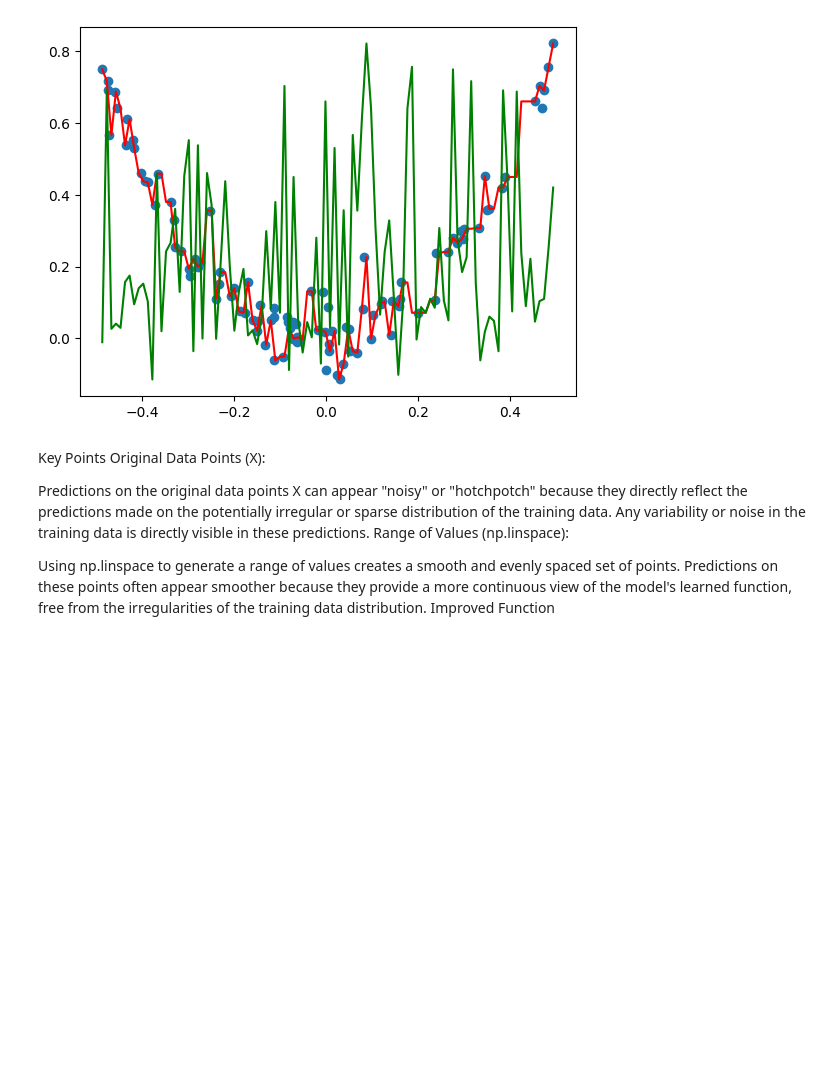
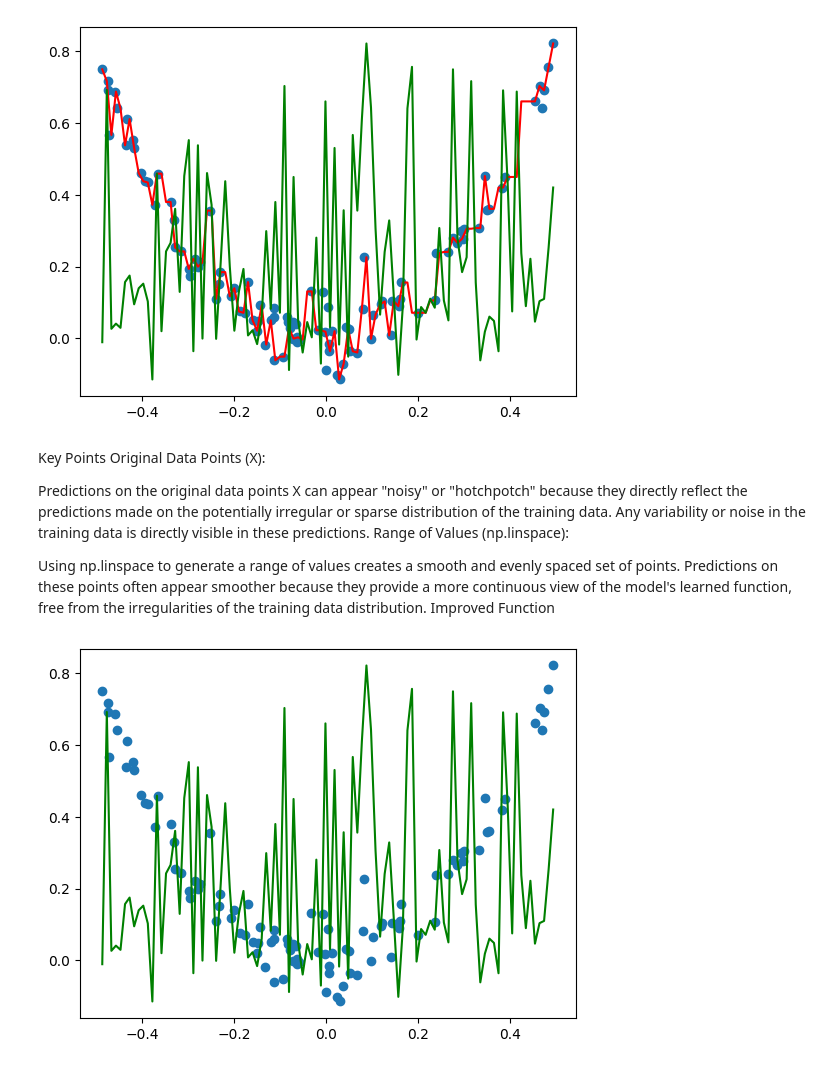
Before and after one commit to Ashi743/ML-practices, a Jupyter notebook: Gradient_boosting_regression.ipynb, the cells around one changed output. Saved outputs shown, nothing was run; the diff lists cells and outputs as text; code cells hidden in the pictures; blank space fills up the shorter version.

Commit message:
regression grad boost

```diff
--- a/Gradient_boosting_regression.ipynb
+++ b/Gradient_boosting_regression.ipynb
@@ -205,3 +205,42 @@ Range of Values (np.linspace):
 Using np.linspace to generate a range of values creates a smooth and evenly spaced set of points.
 Predictions on these points often appear smoother because they provide a more continuous view of the model's learned function, free from the irregularities of the training data distribution.
 Improved Function
+# %%
+class CustomGradientBoostingRegressor:
+
+    def __init__(self, learning_rate, n_estimators, max_depth=1):
+        self.learning_rate = learning_rate
+        self.n_estimators = n_estimators
+        self.max_depth = max_depth
+        self.trees = []
+
+    def fit(self, X, y):
+
+        self.F0 = y.mean()
+        Fm = self.F0
+
+        for _ in range(self.n_estimators):
+            r = y - Fm
+            tree = DecisionTreeRegressor(max_depth=self.max_depth, random_state=0)
+            tree.fit(X, r)
+            gamma = tree.predict(X)
+            Fm += self.learning_rate * gamma
+            self.trees.append(tree)
+
+    def predict(self, X):
+
+        Fm = self.F0
+
+        for i in range(self.n_estimators):
+            Fm += self.learning_rate * self.trees[i].predict(X)
+
+        return Fm
+# %%
+CustomGrad=CustomGradientBoostingRegressor(learning_rate=0.8,n_estimators=100,max_depth=4)
+CustomGrad.fit(x,y)
+y_pred_CustomGrad=CustomGrad.predict(x.reshape(-1,1))
+plt.scatter(x,y)
+plt.plot(x_rnge,y_pred_CustomGrad,color='g')
+plt.show()
+# %% [output]
+[figure, added]
```
